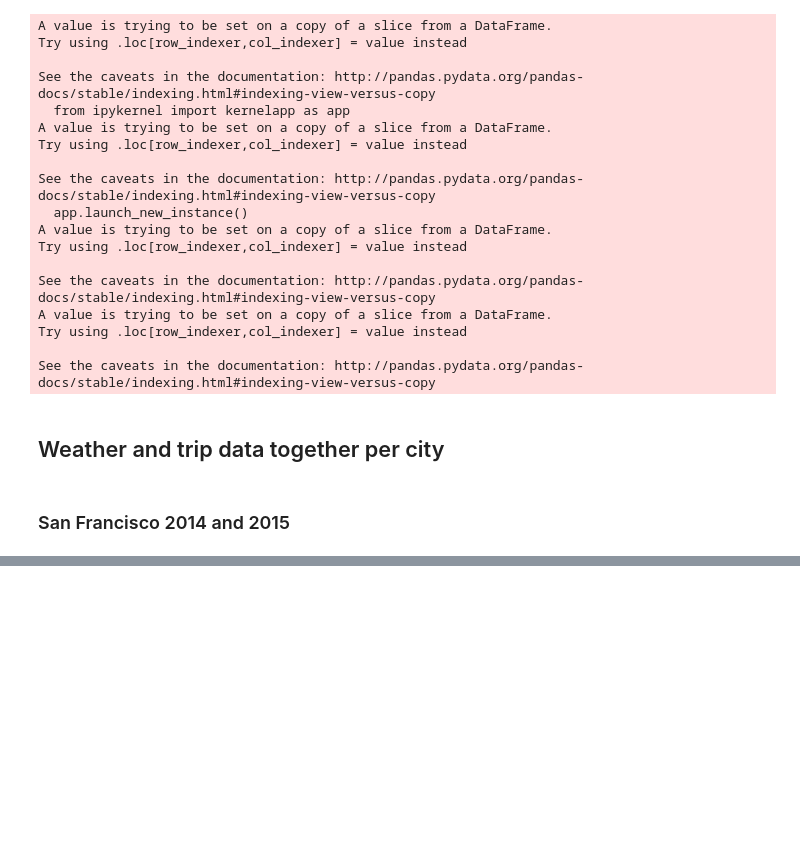
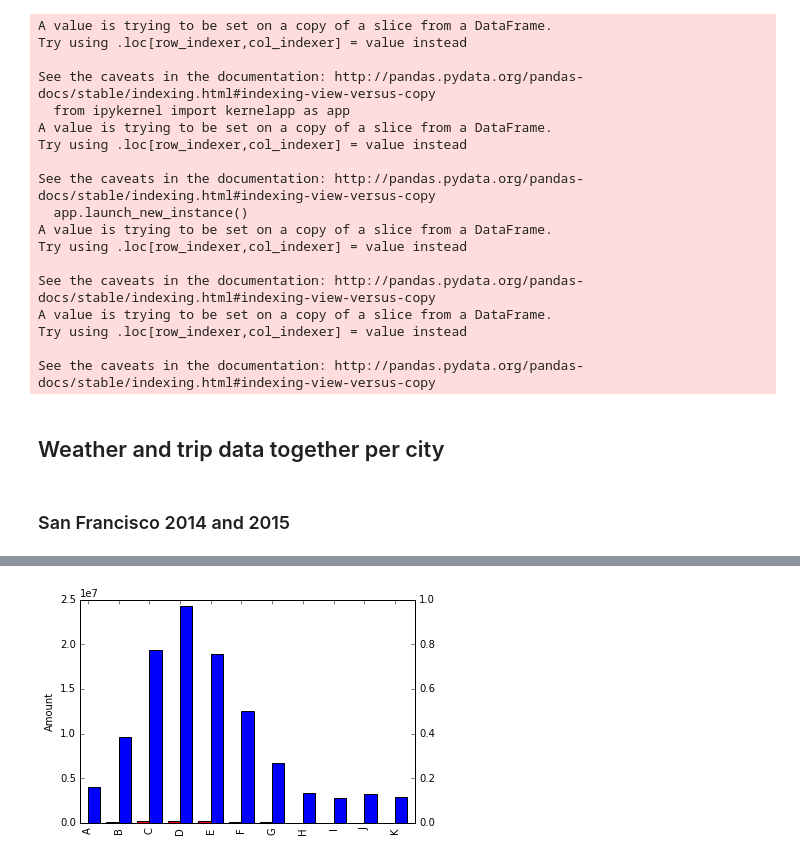
Before and after one commit to muyingchen/babsds, a Jupyter notebook: trip_data_and_weather_all.ipynb, the cells around one changed output, grey strips where cells are left out. Drawn from its saved outputs; the diff is of its cells as text; code cells hidden in the pictures; blank space fills up the shorter version.

```diff
--- a/trip_data_and_weather_all.ipynb
+++ b/trip_data_and_weather_all.ipynb
@@ -167,0 +219,36 @@ SF_by_user_2014.head()
+# %%
+import matplotlib.pyplot as plt
+import numpy as np
+import pandas as pd
+s = StringIO("""     amount     price
+A     40929   4066443
+B     93904   9611272
+C    188349  19360005
+D    248438  24335536
+E    205622  18888604
+F    140173  12580900
+G     76243   6751731
+H     36859   3418329
+I     29304   2758928
+J     39768   3201269
+K     30350   2867059""")
+
+df = pd.read_csv(s, index_col=0, delimiter=' ', skipinitialspace=True)
+
+fig = plt.figure() # Create matplotlib figure
+
+ax = fig.add_subplot(111) # Create matplotlib axes
+ax2 = ax.twinx() # Create another axes that shares the same x-axis as ax.
+
+#width = 0.4
+
+df.amount.plot(kind='bar', color='red', ax=ax, width=width, position=1)
+df.price.plot(kind='bar', color='blue', ax=ax, width=width, position=0
+            )
+
+ax.set_ylabel('Amount')
+#ax2.set_ylabel('Price')
+
+plt.show()
+# %% [output]
+[figure, added]
```
Also changed, not shown: parts of 10 cells of this notebook.
